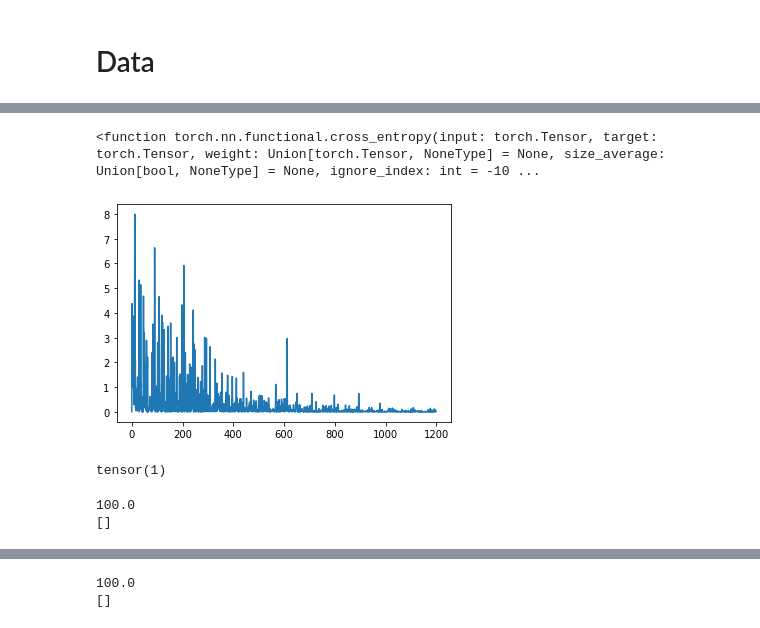
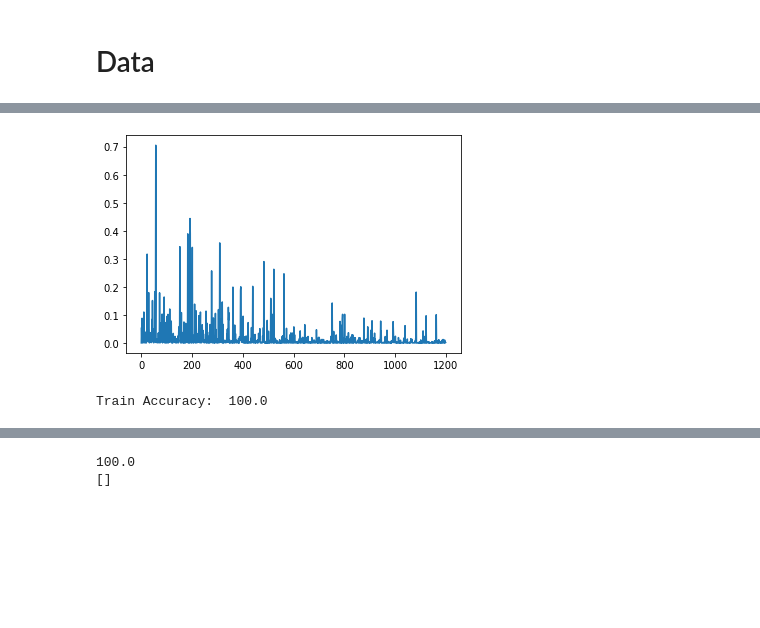
Before and after one commit to Devanshu24/crm, a Jupyter notebook: train.ipynb, the cells around one changed output, grey strips where cells are left out. Drawn from its saved outputs; the diff is of its cells as text; code cells hidden in the pictures; blank space fills up the shorter version.

Commit message:
Add layer_id, save dataset, cleanUp notebook
* Add the layer_id computation for every neuron
* Save the inputs and output tensors to avoid recomputation
* Clean notebook to utilise the above

```diff
--- a/train.ipynb
+++ b/train.ipynb
@@ -153,0 +36,2 @@ adj_list[213]
+# %%
+adj_list = load_object("data/adj_list.dill")
@@ -158,6 +44,4 @@ n.set_neuron_activation(1282, lambda x : x, lambda x : 1)
 # %%
 n.set_neuron_activation(1283, lambda x : x, lambda x : 1)
 # %%
-F.cross_entropy
+n.weights = load_object("weights_train_test_split__seed_20.dill")
-# %% [output]
-<function torch.nn.functional.cross_entropy(input: torch.Tensor, target: torch.Tensor, weight: Union[torch.Tensor, NoneType] = None, size_average: Union[bool, NoneType] = None, ignore_index: int = -10 ...
@@ -169,22 +48,21 @@ random.shuffle(dataset)
-# %%
-w = load_object("weights_100.pkl")
-n.weights = w
+# %%
+X_train, X_test, y_train, y_test = train_test_split(inputs, outputs, test_size=1/7, random_state=20, shuffle=True)
 # %%
 optimizer = torch.optim.Adam(n.parameters(), lr=0.001)
-# losses = []
-for i in trange(len(dataset)-100):
-    f_mapper = dataset[i][0]
-    f_mapper[1282]=1
-    f_mapper[1283]=1
-    out = n.forward(f_mapper).reshape(1, -1)
-    loss = F.cross_entropy(out, dataset[i][1].reshape(1))
-    losses.append(loss.item())
-    loss.backward()
-    optimizer.step()
-    optimizer.zero_grad()
-    n.reset()
+losses = []
+num_epochs = 2
+for e in trange(num_epochs):
+    for i in trange(len(X_train)):
+        f_mapper = X_train[i]
+        out = n.forward(f_mapper).reshape(1, -1)
+        loss = F.cross_entropy(out, y_train[i].reshape(1))
+        losses.append(loss.item())
+        loss.backward()
+        optimizer.step()
+        optimizer.zero_grad()
+        n.reset()
 # print(n.weights)
 plt.plot(losses)
 plt.show()
 # %% [output]
-[figure, old version]
+[figure, new version]
@@ -197,23 +69,10 @@ random.shuffle(dataset)
-# %%
-dataset[21][1]
-# %% [output]
-tensor(1)
 # %%
-optimizer = torch.optim.Adam(n.parameters(), lr=0.001)
-losses = []
-correct = 0
-for i in trange(len(dataset)):
-    f_mapper = dataset[i][0]
-    f_mapper[1282]=1
-    f_mapper[1283]=1
+train_correct = 0
+for i in trange(len(X_train)):
+    f_mapper = X_train[i]
     out = n.forward(f_mapper).reshape(1, -1)
-    correct += 1 if torch.argmax(out)==dataset[i][1] else 0
+    train_correct += 1 if torch.argmax(out)==y_train[i] else 0
     n.reset()
-print(correct/700*100)
-# print(n.weights)
-print(losses)
-# plt.plot(losses)
-# plt.show()
+print("Train Accuracy: ", train_correct/len(X_train)*100)
 # %% [output]
-100.0
-[]
+Train Accuracy:  100.0
```
Also changed, not shown: parts of 82 cells of this notebook, 7 other files.
